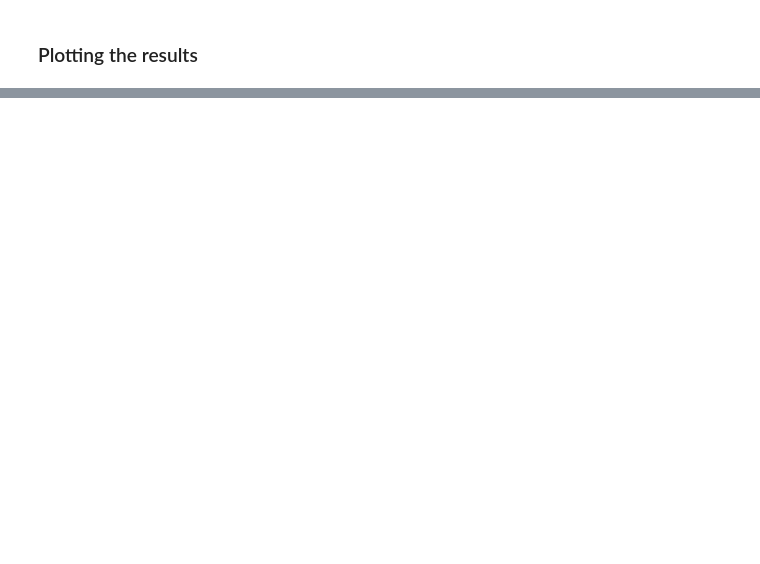
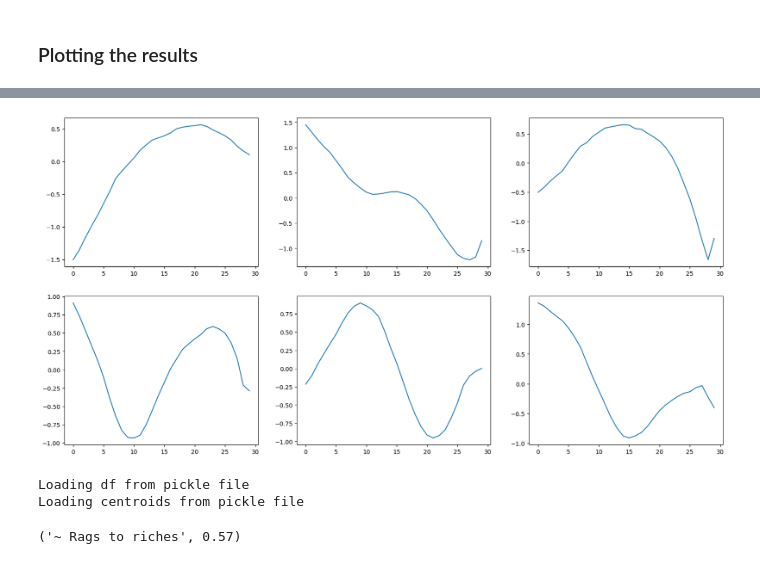
Before and after one commit to sebhochart/movie-sentiment-analysis, a Jupyter notebook: notebooks/Kmeans_clustering_seb.ipynb, the cells around one changed output, grey strips where cells are left out. Cells and saved outputs as stored; diff of their text form; code cells hidden in the pictures; blank space fills up the shorter version.

```diff
--- a/notebooks/Kmeans_clustering_seb.ipynb
+++ b/notebooks/Kmeans_clustering_seb.ipynb
@@ -168,0 +180,12 @@ for i in range(6):
+# %%
+classification_scores = []
+
+for index, row in classified_arcs.iterrows():
+    arc_columns = [i for i in range(30)]
+    arc = row[arc_columns]
+    centroid_arc = arc_kmeans[row['classification']]
+
+    similarity = cosine_similarity(np.array(arc).reshape(1, -1), np.array(centroid_arc).reshape(1, -1))
+    similarity = round(similarity[0][0], 2)
+
+    classification_scores.append(similarity)
@@ -168,0 +222,2 @@ for i in range(6):
+# %%
+classified_movies, arcs_kmeans = get_movie_arcs_classified()
@@ -168,0 +244,15 @@ for i in range(6):
+# %%
+fig, ax = plt.subplots(2, 3, figsize=(20,10))
+for i in range (6):
+    row = int(i/3)
+    col = i%3
+    arc = arcs_kmeans[i]
+    ax[row,col].plot(arc)
+# %% [output]
+[figure, added]
+# %%
+get_movie_classification('Kill Bill Vol 1')
+# %% [output]
+Loading df from pickle file
+Loading centroids from pickle file
+('~ Rags to riches', 0.57)
```
Also changed, not shown: parts of 26 cells of this notebook, 4 other files.
